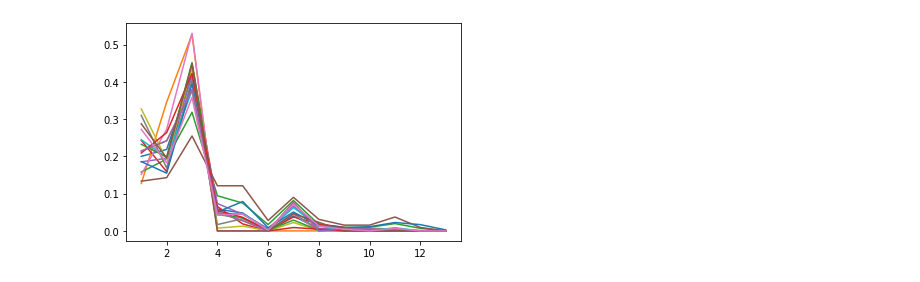
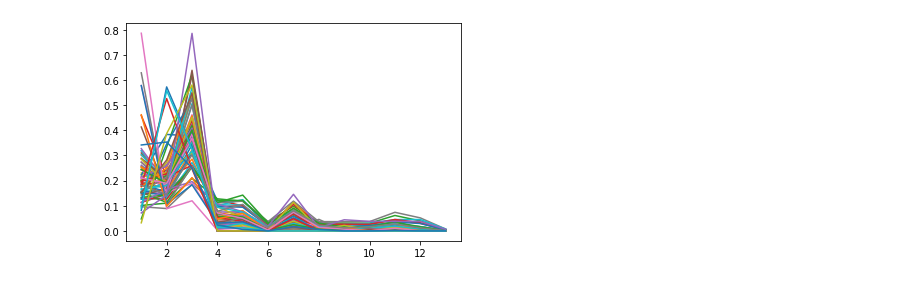
Before and after one commit to EnricoBorriello/Triads_Topology_Bio_Nets, a Jupyter notebook: Adjacency Matrices.ipynb, the cells around one changed output. Saved outputs shown, nothing was run; the diff lists cells and outputs as text; code cells hidden in the pictures.

```diff
--- a/Adjacency Matrices.ipynb
+++ b/Adjacency Matrices.ipynb
@@ -152,8 +54,0 @@ A = np.zeros((n,n))
-# %%
-for k in range(len(df)):
-    i = (np.array(df['Source']).astype(int))[k]
-    j = (np.array(df['Target']).astype(int))[k]
-    A[i][j] = 1
-
-for i in range(len(A)):
-    A[i][i] = 0
@@ -278,0 +59,15 @@ profiles = [
+# %%
+profiles = []
+for net_num in range(len(net_names)):
+    matrix = np.loadtxt('matrices/'+net_names[net_num], dtype=int)
+    n = len(matrix)
+    for i in range(n):
+        matrix[i,i] = 0 # removal of self-loops
+    t = triad_census(matrix)
+    profiles.append(list(t))
+# %%
+df = pd.DataFrame(profiles)
+df.columns = ['t'+str(i) for i in range(1,14)]
+#df['network'] = [(net_names[i].rstrip('_adjacency.txt')) for i in range(len(net_names))]
+#df.set_index('network')
+df.to_csv('triads_count.csv')
@@ -279,6 +83,9 @@ profiles = [
+# %%
+norm = df.sum(axis=1,numeric_only=True)
 # %%
-for i in range(len(profiles)):
+for i in range(len(df)):
+    pr = np.array(df.loc[i])[:13]/norm.loc[i]
     t = np.arange(1,14)
-    plt.plot(t,profiles[i]/np.sum(profiles[i]))
+    plt.plot(t,pr)
 # %% [output]
-[figure, old version]
+[figure, new version]
```
Also changed, not shown: parts of 39 cells of this notebook, 2 other files.
